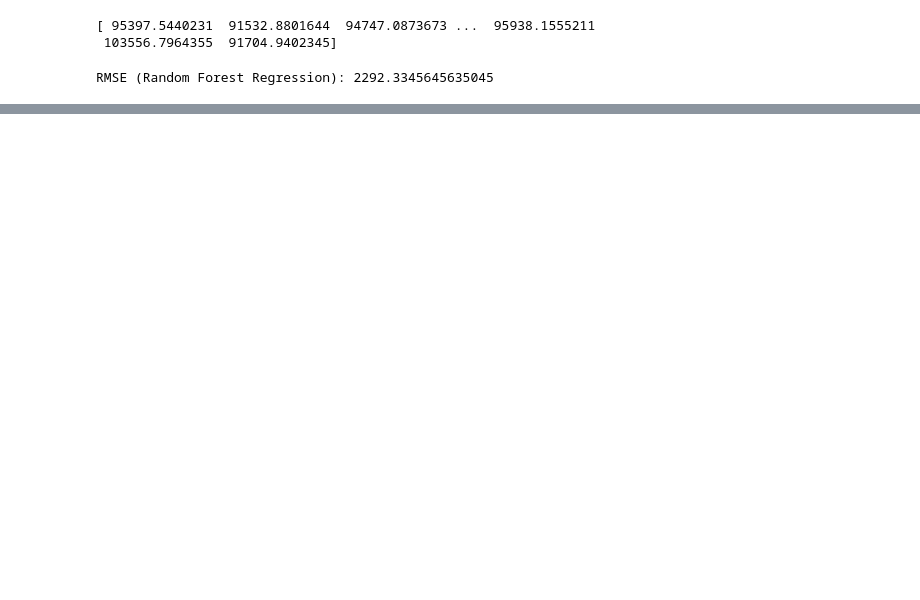
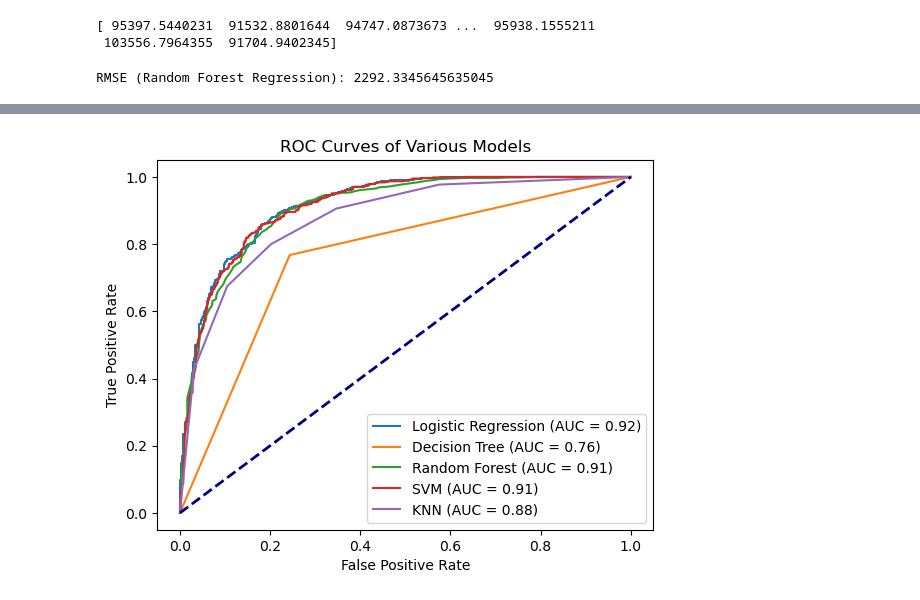
Before and after one commit to ArtxRod17/DataScienceProject, a Jupyter notebook: FinalProjectNotebook.ipynb, the cells around one changed output, grey strips where cells are left out. Drawn from its saved outputs; the diff is of its cells as text; code cells hidden in the pictures; blank space fills up the shorter version.

```diff
--- a/FinalProjectNotebook.ipynb
+++ b/FinalProjectNotebook.ipynb
@@ -199,0 +202,71 @@ print("RMSE with 10-fold Cross-Validation (Random Forest):", rmse_list_rf.mean()
+# %%
+# Import necessary libraries
+from sklearn.model_selection import train_test_split
+from sklearn.preprocessing import StandardScaler
+from sklearn.metrics import roc_curve, auc
+from sklearn.linear_model import LogisticRegression
+from sklearn.tree import DecisionTreeClassifier
+from sklearn.ensemble import RandomForestClassifier
+from sklearn.svm import SVC
+from sklearn.neighbors import KNeighborsClassifier
+from sklearn.metrics import roc_auc_score
+import numpy as np
+import matplotlib.pyplot as plt
+
+# Load the dataset
+data = pd.read_csv('house.csv')
+
+# Assuming 'price' is the target variable
+X = data.drop('price', axis=1)
+y = data['price']
+
+# Convert price to a binary classification problem
+y = (y > y.median()).astype(int)
+
+# Split the dataset into training and test sets
+X_train, X_test, y_train, y_test = train_test_split(X, y, test_size=0.3, random_state=42)
+
+# Standardize the features
+scaler = StandardScaler()
+X_train = scaler.fit_transform(X_train)
+X_test = scaler.transform(X_test)
+
+# Define the machine learning models
+models = {
+    'Logistic Regression': LogisticRegression(),
+    'Decision Tree': DecisionTreeClassifier(),
+    'Random Forest': RandomForestClassifier(),
+    'SVM': SVC(probability=True),
+    'KNN': KNeighborsClassifier()
+}
+
+# Dictionary to hold ROC AUC scores
+roc_auc_scores = {}
+
+# Train each model and calculate their ROC AUC
+for name, model in models.items():
+    # Train the model
+    model.fit(X_train, y_train)
+
+    # Predict probabilities
+    probs = model.predict_proba(X_test)[:, 1]
+
+    # Calculate ROC AUC
+    roc_auc = roc_auc_score(y_test, probs)
+    roc_auc_scores[name] = roc_auc
+
+    # Calculate ROC Curve
+    fpr, tpr, _ = roc_curve(y_test, probs)
+
+    # Plot the ROC curve
+    plt.plot(fpr, tpr, label=f'{name} (AUC = {roc_auc:.2f})')
+
+# Plot formatting
+plt.plot([0, 1], [0, 1], color='navy', lw=2, linestyle='--')
+plt.xlabel('False Positive Rate')
+plt.ylabel('True Positive Rate')
+plt.title('ROC Curves of Various Models')
+plt.legend(loc='lower right')
+plt.show()
+# %% [output]
+[figure, added]
```
Also changed, not shown: parts of 2 cells of this notebook.
